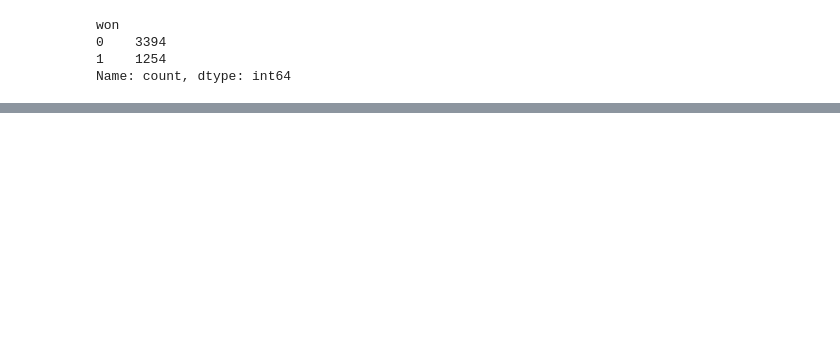
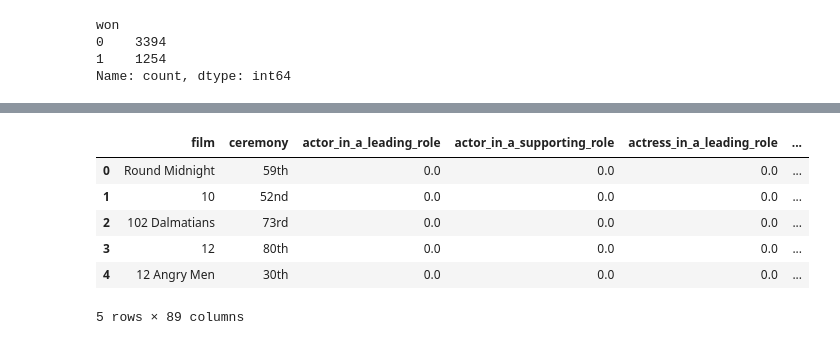
Before and after one commit to swathi-ms/Project-5, a Jupyter notebook: code/Ryan.ipynb, the cells around one changed output, grey strips where cells are left out. Drawn from its saved outputs; the diff is of its cells as text; code cells hidden in the pictures; blank space fills up the shorter version.

```diff
--- a/code/Ryan.ipynb
+++ b/code/Ryan.ipynb
@@ -940,0 +962,8 @@ Name: count, dtype: int64
+# %%
+# Change all the title names in swathi_df to be title case so they match when merge
+df_rolled['film'] = (
+    df_rolled['film']
+    .str.strip()  # Remove leading and trailing whitespace
+    .str.replace(r"['\"]", '', regex=True)  # Remove single or double quotes
+    .str.title()  # Convert to title case (you can switch to camel case as needed)
+)
@@ -940,0 +975,10 @@ Name: count, dtype: int64
+# %%
+final_df.head()
+# %% [output]
+|  | film | ceremony | actor_in_a_leading_role | actor_in_a_supporting_role | actress_in_a_leading_role | ... |
+| 0 | Round Midnight | 59th | 0.0 | 0.0 | 0.0 | ... |
+| 1 | 10 | 52nd | 0.0 | 0.0 | 0.0 | ... |
+| 2 | 102 Dalmatians | 73rd | 0.0 | 0.0 | 0.0 | ... |
+| 3 | 12 | 80th | 0.0 | 0.0 | 0.0 | ... |
+| 4 | 12 Angry Men | 30th | 0.0 | 0.0 | 0.0 | ... |
+5 rows × 89 columns
```
Also changed, not shown: parts of 18 cells of this notebook, 5 other files.
